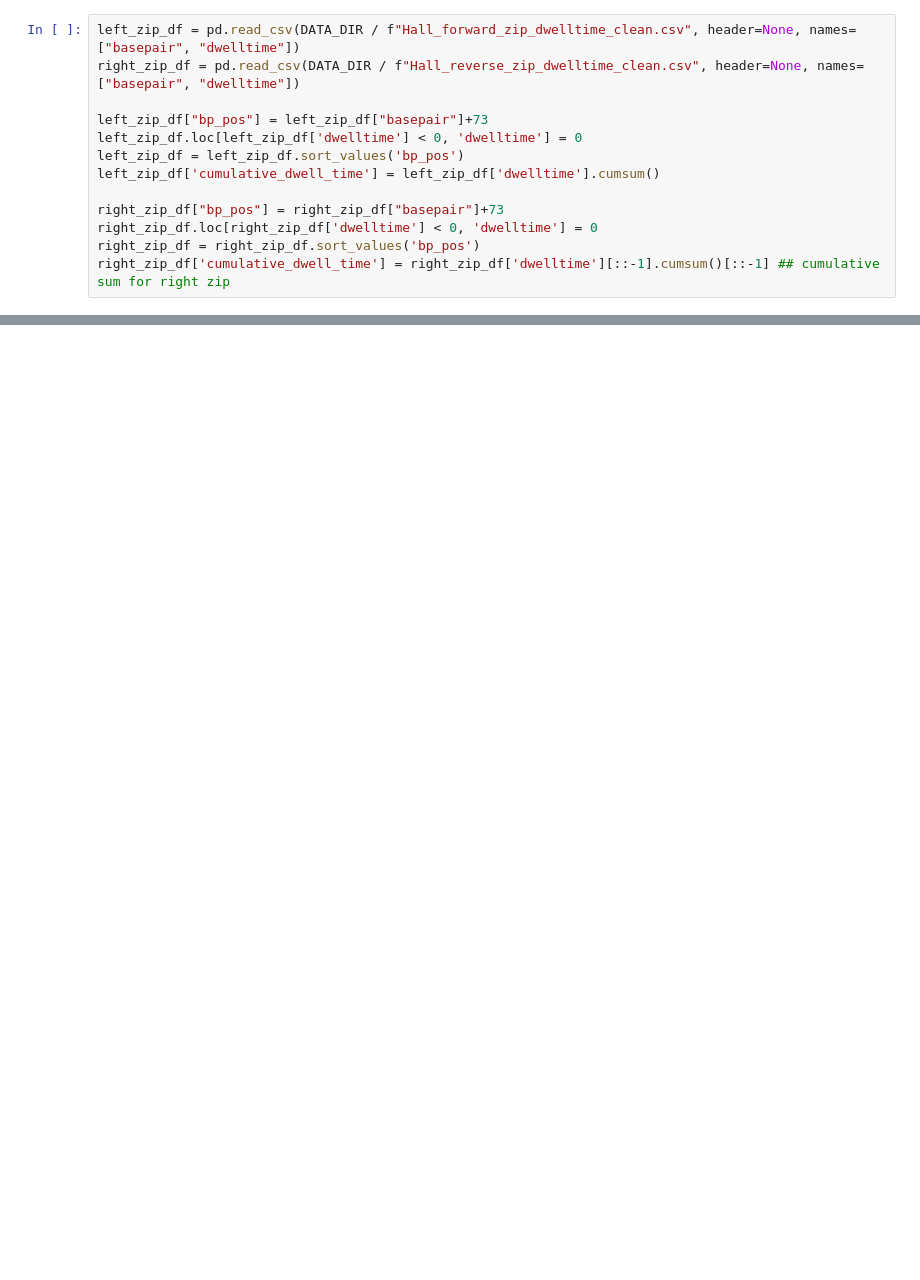
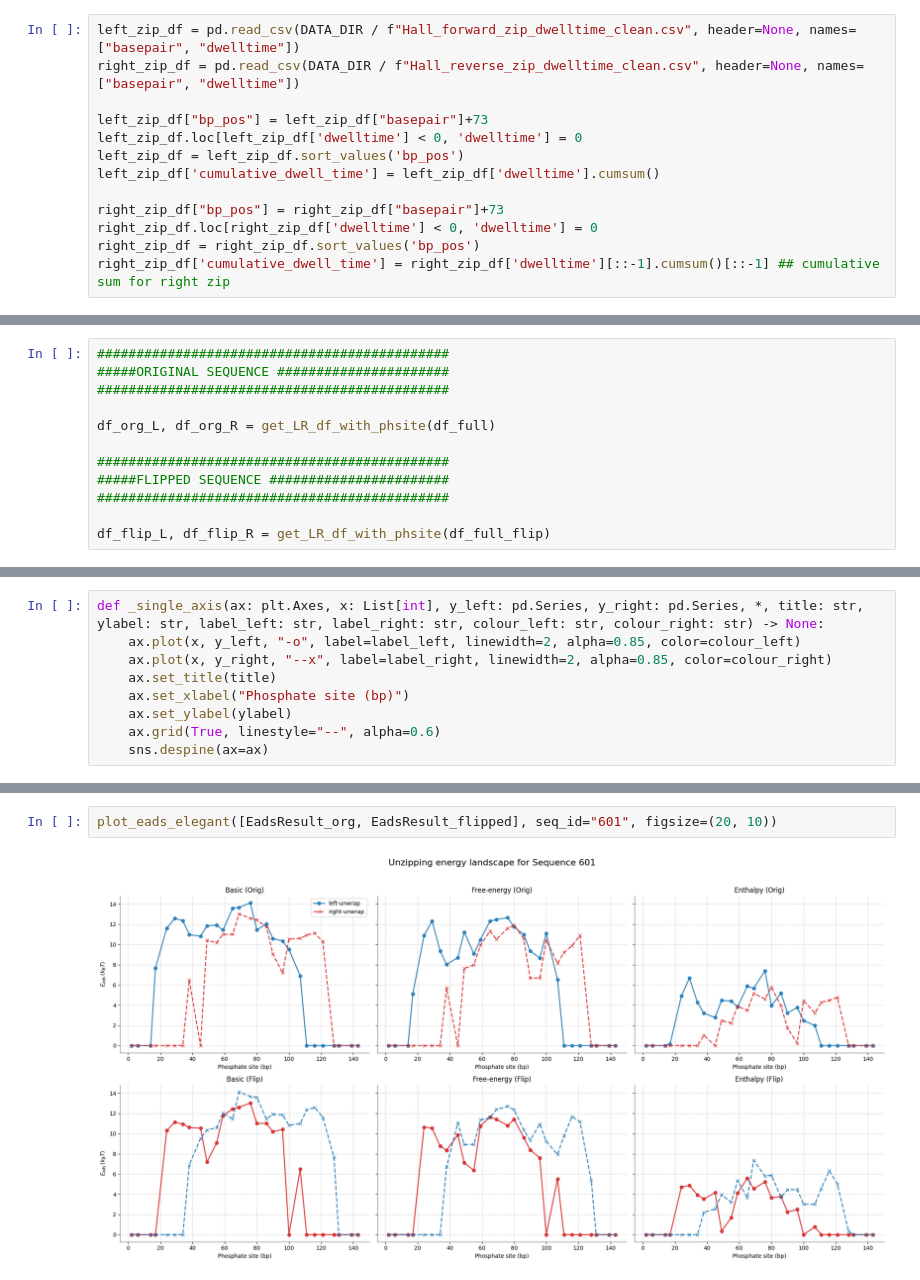
Before and after one commit to ymanish/NucMonteCarlo, a Jupyter notebook: notebooks/nucbreathfe_theory_vs_exp.ipynb, the cells around one changed output, grey strips where cells are left out. Saved outputs shown, nothing was run; the diff lists cells and outputs as text; blank space fills up the shorter version.

```diff
--- a/notebooks/nucbreathfe_theory_vs_exp.ipynb
+++ b/notebooks/nucbreathfe_theory_vs_exp.ipynb
@@ -623,0 +383,12 @@ plt.show()
+# %%
+#############################################
+#####ORIGINAL SEQUENCE ######################
+#############################################
+
+df_org_L, df_org_R = get_LR_df_with_phsite(df_full)
+
+#############################################
+#####FLIPPED SEQUENCE #######################
+#############################################
+
+df_flip_L, df_flip_R = get_LR_df_with_phsite(df_full_flip)
@@ -623,0 +631,9 @@ plt.show()
+# %%
+def _single_axis(ax: plt.Axes, x: List[int], y_left: pd.Series, y_right: pd.Series, *, title: str, ylabel: str, label_left: str, label_right: str, colour_left: str, colour_right: str) -> None:
+    ax.plot(x, y_left, "-o", label=label_left, linewidth=2, alpha=0.85, color=colour_left)
+    ax.plot(x, y_right, "--x", label=label_right, linewidth=2, alpha=0.85, color=colour_right)
+    ax.set_title(title)
+    ax.set_xlabel("Phosphate site (bp)")
+    ax.set_ylabel(ylabel)
+    ax.grid(True, linestyle="--", alpha=0.6)
+    sns.despine(ax=ax)
@@ -623,0 +688,4 @@ plt.show()
+# %%
+plot_eads_elegant([EadsResult_org, EadsResult_flipped], seq_id="601", figsize=(20, 10))
+# %% [output]
+[figure, added]
```
Also changed, not shown: parts of 34 cells of this notebook, 5 other files.
